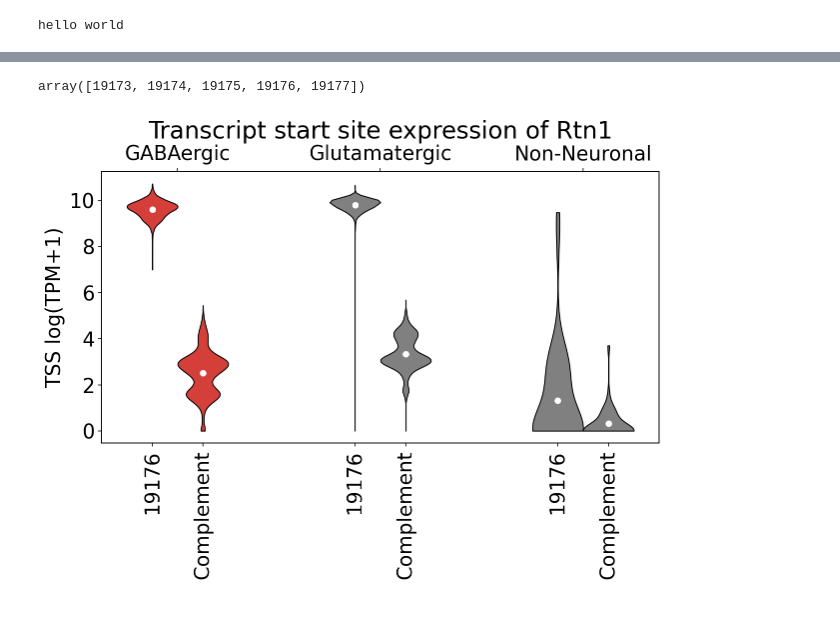
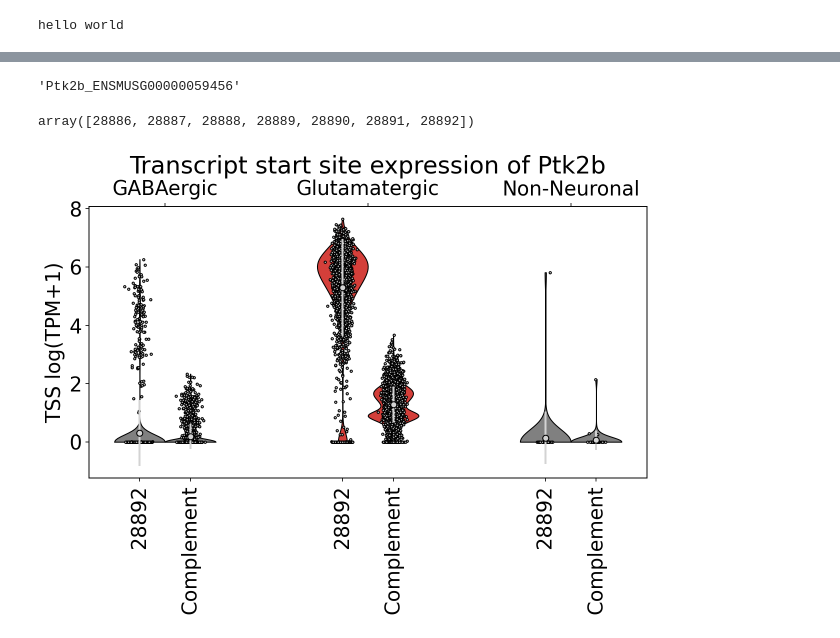
Before and after one commit to pachterlab/BYVSTZP_2020, a Jupyter notebook: analysis/notebooks/clean-tss_DE.ipynb, the cells around one changed output, grey strips where cells are left out. Saved outputs shown, nothing was run; the diff lists cells and outputs as text; code cells hidden in the pictures.

```diff
--- a/analysis/notebooks/clean-tss_DE.ipynb
+++ b/analysis/notebooks/clean-tss_DE.ipynb
@@ -570,3 +523,7 @@ specific_gene = "".join(specific_isoform.split("-")[:-1])
+# %%
+tss_0 = 28892
+specific_gene = "Ptk2b"
+specific_cluster = "Glutamatergic"
 # %%
 gene.var[gene.var.gene_name.str.contains(specific_gene+"_")].gene_name.values
 # %% [output]
@@ -581,4 +533,8 @@ et2g[et2g.tss_same_name ==specific_isoform]
+# %%
+specific_gene
+# %% [output]
+'Ptk2b_ENSMUSG00000059456'
 # %%
-et2g[et2g.gene_name==specific_gene].tss_class.unique()
+et2g[et2g.gene_name.apply(lambda x: "".join(x.split("_")[:-1]))==specific_gene].tss_class.unique()
 # %% [output]
-array([19173, 19174, 19175, 19176, 19177])
+array([28886, 28887, 28888, 28889, 28890, 28891, 28892])
@@ -589,0 +541,3 @@ logger.setLevel(logging.ERROR)
+# %%
+tss_0 = 28892
+tss_1 = 28886, 28887, 28888, 28889, 28890, 28891
@@ -603,62 +596,49 @@ cidx = np.arange(0.50, len(labels)*2+0.5, 2)
 lridx = np.union1d(lidx, ridx)
 sub_labels = [tss_0, "Complement"]*len(lidx)
 
 mat = stss.layers["log1p"].todense()
 obs = stss.obs
 var = stss.var
 
 
-
 x = []
 y = []
 for c in unique:
     tmp_mat = mat[obs.class_label==c,:]
 
     x.append(np.asarray(tmp_mat[:,var.tss_class==tss_0]).reshape(-1).tolist())
     tmp = []
     for t in tss_1:
         tmp.append(np.asarray(tmp_mat[:,var.tss_class==t]).reshape(-1).tolist())
     y.append(np.array(tmp).mean(axis=0))
     #y.append(np.asarray(tmp_mat[:,var.tss_class==tss_1]).reshape(-1).tolist())
 
-left = ax.violinplot(x, showmedians=False, showextrema=False, positions=lidx)
-right = ax.violinplot(y, showmedians=False, showextrema=False, positions=ridx)
-for pcidx, pc in enumerate(left['bodies']):
-    pc.set_facecolor('grey')
-    pc.set_edgecolor('black')
-    pc.set_alpha(1)
-    if pcidx == midx:
-        pc.set_facecolor('#D43F3A')
-
-for pcidx, pc in enumerate(right['bodies']):
-    pc.set_facecolor('grey')
-    pc.set_edgecolor('black')
-    pc.set_alpha(1)
-    if pcidx == midx:
-        pc.set_facecolor('#D43F3A')
-
-medians = [np.mean(i) for i in x]
-ax.scatter(lidx, medians, marker='o', color='white', s=30, zorder=3)
-
-medians = [np.mean(i) for i in y]
-ax.scatter(ridx, medians, marker='o', color='white', s=30, zorder=3)
+violinplot(x, ax, selected = midx,xticks = lidx)
+violinplot(y, ax, selected = midx,xticks = ridx)
 
 ax2 = ax.twiny()
+
 ax.set_xticks(lridx)
 ax.set_xticklabels(sub_labels, rotation=90, ha="center")
 
-ax2.set_xlim(ax.get_xlim())
-ax2.set_xticks(cidx)
-ax2.set_xticklabels(labels, rotation=0, ha="center")
+ax.set(**{
+    "xticks": lridx,
+    "ylabel": "TSS log(TPM+1)",
+    "title": "Transcript start site expression of {}".format(specific_gene.split("_")[0])
+})
 
-ax.set_ylabel("TSS log(TPM+1)")
-ax.set_title("Transcript start site expression of {}".format(specific_gene.split("_")[0]))
+ax2.set(**{
+    "xlim": ax.get_xlim(),
+    "xticks": cidx,
+    "xticklabels": labels
+})
 
-plt.savefig("../../figures/tss_DE_tssviolin_{}.png".format(specific_gene.split("_")[0]), bbox_inches='tight', dpi=300)
+
+plt.savefig("../../figures/tss_DE_tss_violin_{}.png".format(specific_gene.split("_")[0]), bbox_inches='tight', dpi=300)
 
 plt.show()
 # %% [output]
-[figure, old version]
+[figure, new version]
 # %%
 et2g[et2g.tss_class==tss_0]
 # %% [output]
```
Also changed, not shown: parts of 37 cells of this notebook, 10 other files.
